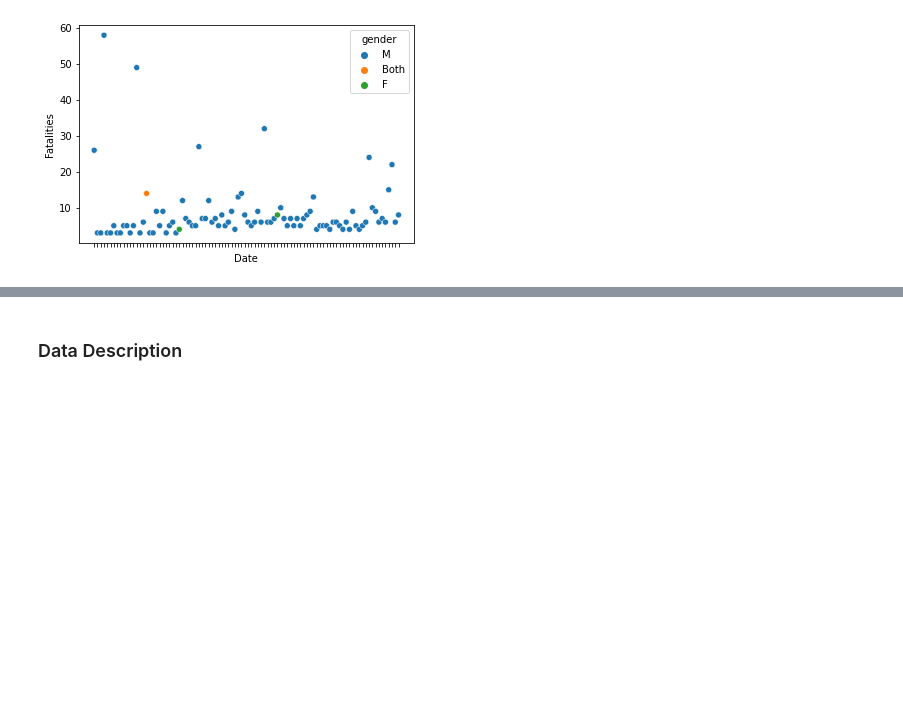
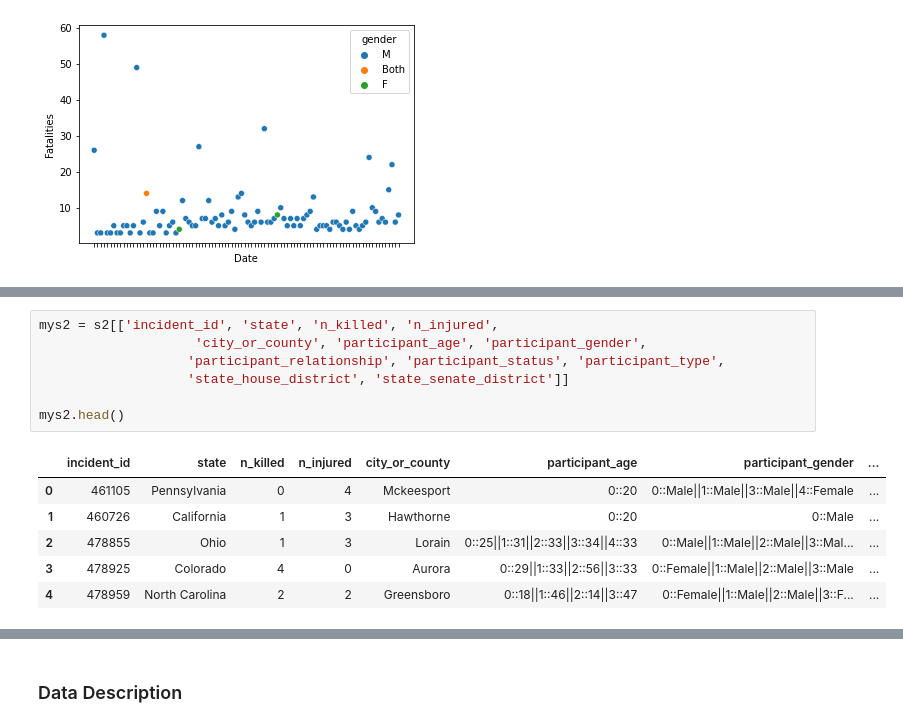
Before and after one commit to ADigitalFrontier/INFO2950, a Jupyter notebook: project/project.ipynb, the cells around one changed output, grey strips where cells are left out. Drawn from its saved outputs; the diff is of its cells as text; blank space fills up the shorter version.

```diff
--- a/project/project.ipynb
+++ b/project/project.ipynb
@@ -47,0 +94,14 @@ Text(0, 0.5, 'Fatalities')
+# %%
+mys2 = s2[['incident_id', 'state', 'n_killed', 'n_injured',
+                    'city_or_county', 'participant_age', 'participant_gender',
+                   'participant_relationship', 'participant_status', 'participant_type',
+                   'state_house_district', 'state_senate_district']]
+
+mys2.head()
+# %% [output]
+|  | incident_id | state | n_killed | n_injured | city_or_county | participant_age | participant_gender | ... |
+| 0 | 461105 | Pennsylvania | 0 | 4 | Mckeesport | 0::20 | 0::Male||1::Male||3::Male||4::Female | ... |
+| 1 | 460726 | California | 1 | 3 | Hawthorne | 0::20 | 0::Male | ... |
+| 2 | 478855 | Ohio | 1 | 3 | Lorain | 0::25||1::31||2::33||3::34||4::33 | 0::Male||1::Male||2::Male||3::Mal... | ... |
+| 3 | 478925 | Colorado | 4 | 0 | Aurora | 0::29||1::33||2::56||3::33 | 0::Female||1::Male||2::Male||3::Male | ... |
+| 4 | 478959 | North Carolina | 2 | 2 | Greensboro | 0::18||1::46||2::14||3::47 | 0::Female||1::Male||2::Male||3::F... | ... |
```
Also changed, not shown: parts of 4 cells of this notebook.
